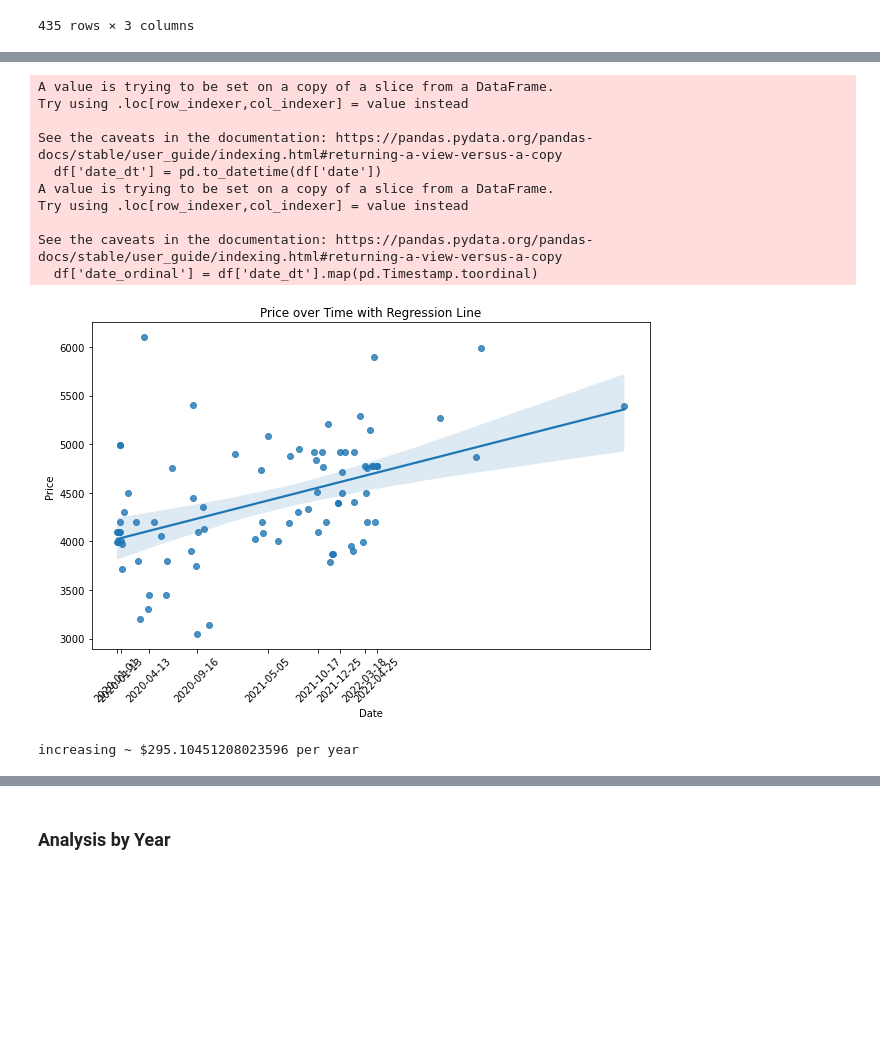
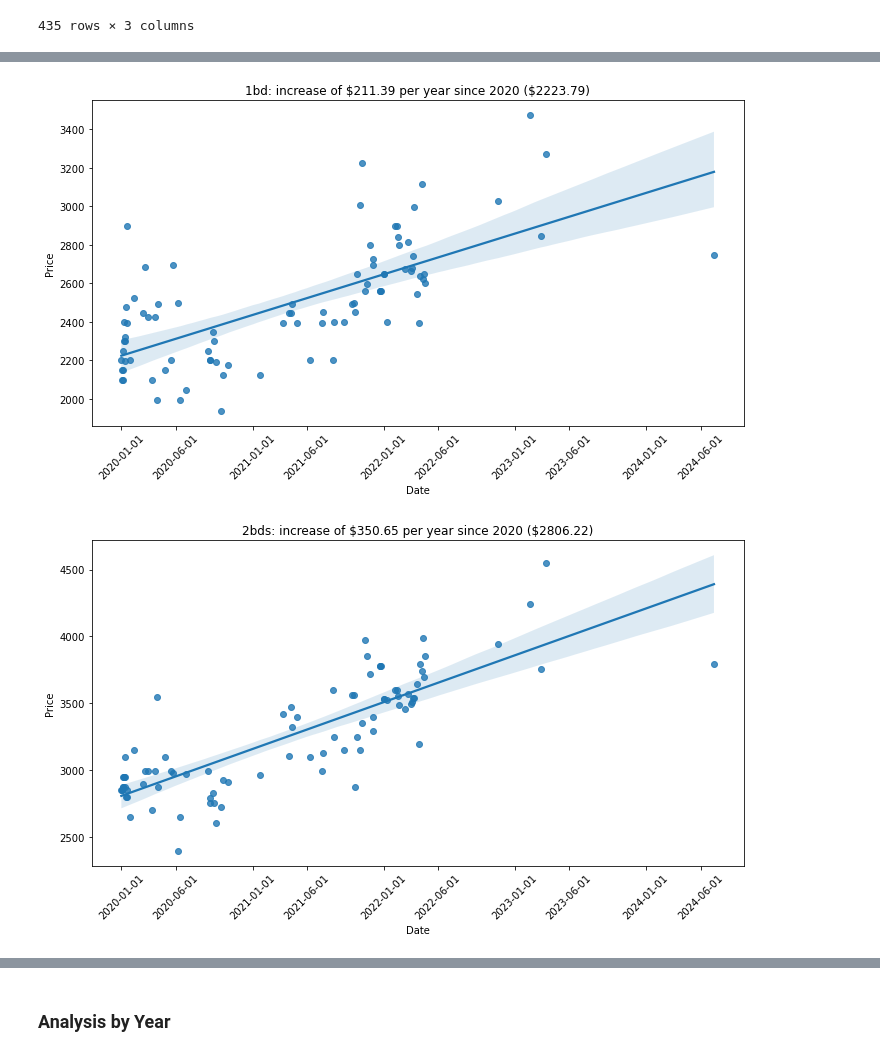
Before and after one commit to andychen2121/berkeley_dorm_housing_trends, a Jupyter notebook: apartment_data/apartment_eda.ipynb, the cells around one changed output, grey strips where cells are left out. Cells and saved outputs as stored; diff of their text form; code cells hidden in the pictures; blank space fills up the shorter version.

Commit message:
generate all apartment data visualizations + qol

```diff
--- a/apartment_data/apartment_eda.ipynb
+++ b/apartment_data/apartment_eda.ipynb
@@ -191,5 +191,5 @@ median_prices_by_type.to_csv('zillow_apartment_median_data.csv', index=False)
 # %%
-df = median_prices_by_type[median_prices_by_type['type'].isin(['1bd', '2bds', '3bds', '4bds', 'Studio'])]
+df = median_prices_by_date[median_prices_by_date['type'].isin(['1bd', '2bds', '3bds', '4bds', 'Studio'])]
 
 df['date_dt'] = pd.to_datetime(df['date'])
 
@@ -197,6 +197,15 @@ df['date_dt'] = pd.to_datetime(df['date'])
 plt.figure(figsize=(10, 6))
 sns.scatterplot(x='date_dt', y='price', hue='type', data=df)  # Use sns.scatterplot for scatter plot instead of lineplot
 
+# Add a title
+plt.title('Median Apartment Prices Over Time (Dates)')
+plt.xlabel('Date')
+plt.ylabel('Median Price ($)')
+
+# Save the plot
+plt.tight_layout()
+plt.savefig('eda_graphs/Aggregate_summary_by_date.png')
+
 # Show plot
 plt.show()
 # %% [output]
@@ -209,36 +218,38 @@ See the caveats in the documentation: https://pandas.pydata.org/pandas-docs/stab
+# %%
+# dates for the x-axis
+date_labels = ["2020-01-01", "2020-06-01", "2021-01-01", "2021-06-01", "2022-01-01", "2022-06-01", "2023-01-01", "2023-06-01", "2024-01-01", "2024-06-01"]
+ticks = pd.to_datetime(date_labels).map(pd.Timestamp.toordinal)
+base_year = pd.Timestamp.toordinal(pd.to_datetime('2020-01-01'))
 # %%
-df = median_prices_by_type[median_prices_by_type['type'] == '3bds']
+def plot_median_prices_by_date(housing_type):
+    df = median_prices_by_date[median_prices_by_date['type'] == housing_type].copy()
 
-df['date_dt'] = pd.to_datetime(df['date'])
-df['date_ordinal'] = df['date_dt'].map(pd.Timestamp.toordinal)
+    df['date_dt'] = pd.to_datetime(df['date'])
+    df['date_ordinal'] = df['date_dt'].map(pd.Timestamp.toordinal)
 
-# Create the plot
-plt.figure(figsize=(10, 6))
-sns.regplot(x='date_ordinal', y='price', data=df, scatter=True, fit_reg=True)
+    # Create the plot
+    plt.figure(figsize=(10, 6))
+    sns.regplot(x='date_ordinal', y='price', data=df, scatter=True, fit_reg=True)
 
-slope, intercept, r_value, p_value, std_err = linregress(df['date_ordinal'], df['price'])
+    slope, intercept, r_value, p_value, std_err = linregress(df['date_ordinal'], df['price'])
 
-# Set the x-axis labels back to the date format for readability
-date_labels = df['date_dt'].dt.strftime('%Y-%m-%d')
-plt.xticks(ticks=df['date_ordinal'][::10], labels=date_labels[::10], rotation=45)  # Adjust interval as needed
-plt.xlabel("Date")
-plt.ylabel("Price")
-plt.title("Price over Time with Regression Line")
+    # Set the x-axis labels back to the date format for readability
+    plt.xticks(ticks=ticks, labels=date_labels, rotation=45)  # Adjust interval as needed
+    plt.xlabel("Date")
+    plt.ylabel("Price")
+    plt.title(f"{housing_type}: increase of ${slope * 365:.2f} per year since 2020 (\${base_year*slope + intercept:.2f})")
 
-# Show plot
-plt.show()
-slope, intercept, r_value, p_value, std_err
-print(f'increasing ~ ${(slope * 365)} per year')
+    # Adjust layout for better spacing
+    plt.tight_layout()
+
+    # Save plot
+    plt.savefig(f'eda_graphs/{housing_type}_price_by_date_zillow.png', dpi=300)
+
+    # Show plot
+    plt.show()
+
+for housing_type in ['1bd', '2bds', '3bds', '4bds', 'Studio']:
+    plot_median_prices_by_date(housing_type)
 # %% [output]
-A value is trying to be set on a copy of a slice from a DataFrame.
-Try using .loc[row_indexer,col_indexer] = value instead
-
-See the caveats in the documentation: https://pandas.pydata.org/pandas-docs/stable/user_guide/indexing.html#returning-a-view-versus-a-copy
-  df['date_dt'] = pd.to_datetime(df['date'])
-A value is trying to be set on a copy of a slice from a DataFrame.
-Try using .loc[row_indexer,col_indexer] = value instead
-
-See the caveats in the documentation: https://pandas.pydata.org/pandas-docs/stable/user_guide/indexing.html#returning-a-view-versus-a-copy
-  df['date_ordinal'] = df['date_dt'].map(pd.Timestamp.toordinal)
-[figure, old version]
+[figure, new version]
-increasing ~ $295.10451208023596 per year
+[figure, added]
```
Also changed, not shown: parts of 9 cells of this notebook, 12 other files.
